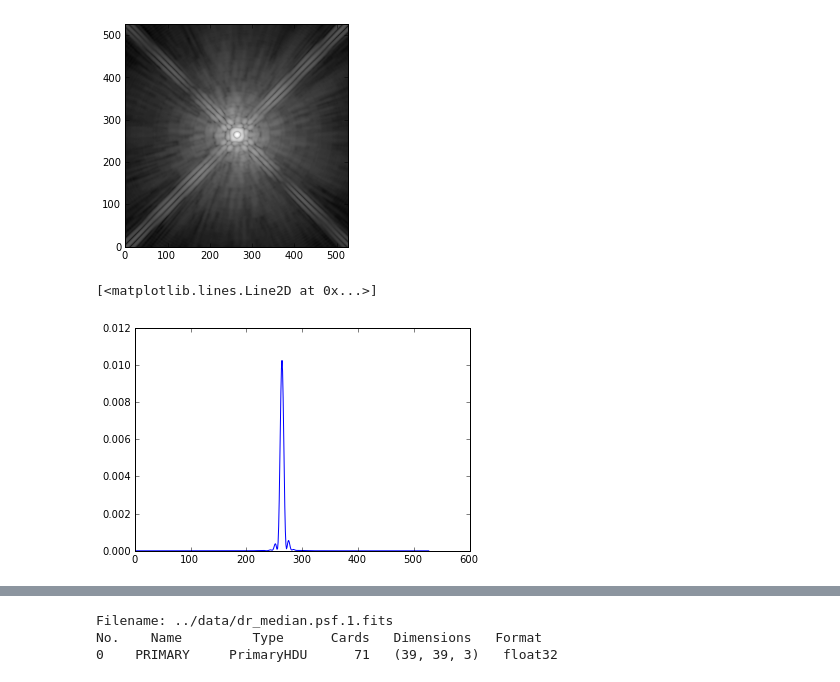
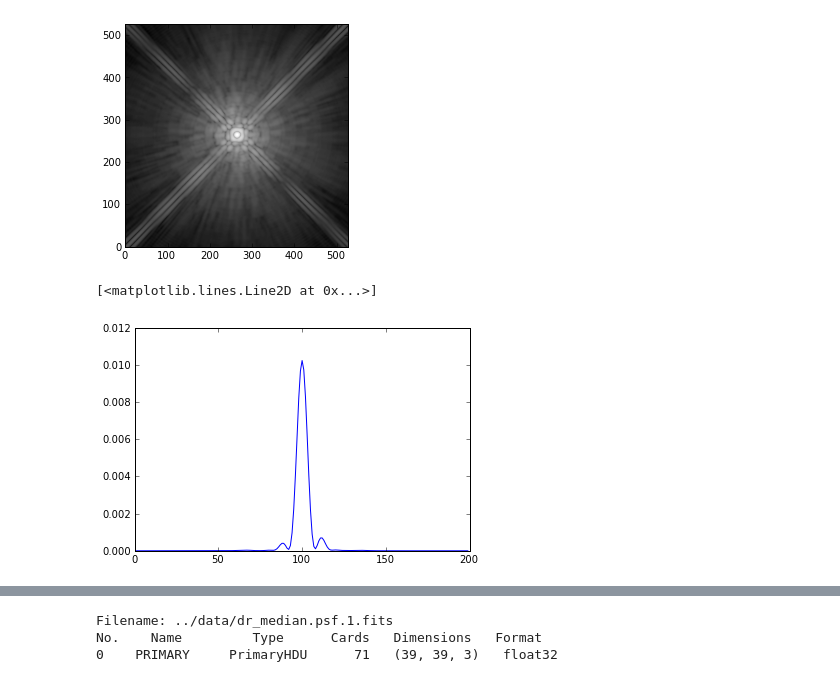
Before and after one commit to spacetelescope/scientific-python-training-2012, a Jupyter notebook: lecture_notebooks/Session4_phot_2.ipynb, the cells around one changed output, grey strips where cells are left out. Drawn from its saved outputs; the diff is of its cells as text; code cells hidden in the pictures.

```diff
--- a/lecture_notebooks/Session4_phot_2.ipynb
+++ b/lecture_notebooks/Session4_phot_2.ipynb
@@ -594,7 +591,7 @@ plt.imshow(np.log10(tinytim), cmap=plt.cm.gray)
 [figure]
 # %%
 # Let's look at a plot of the profile at Y=264
-plt.plot(tinytim[264])
+plt.plot(tinytim[164:364,264])
 # %% [output]
 [<matplotlib.lines.Line2D at 0x...>]
-[figure, old version]
+[figure, new version]
```
Also changed, not shown: parts of 20 cells of this notebook.
